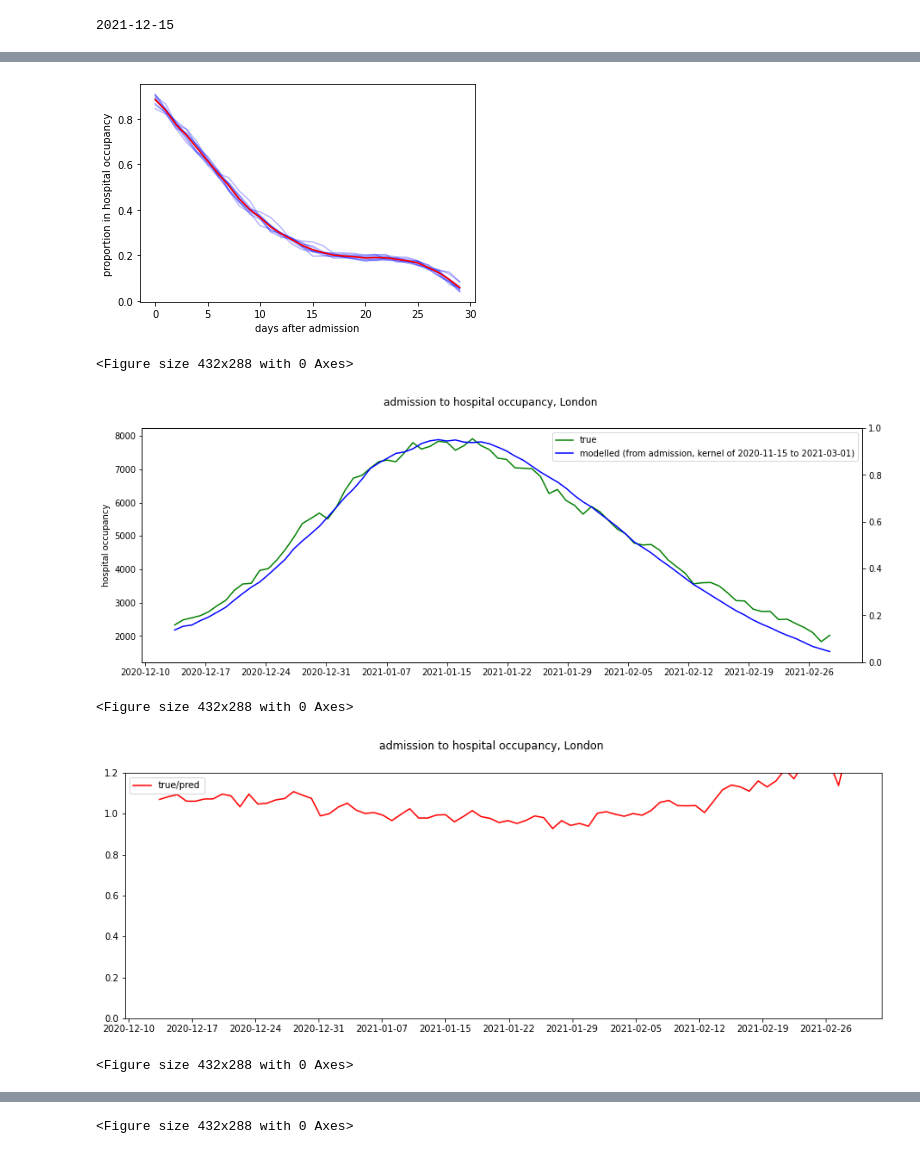
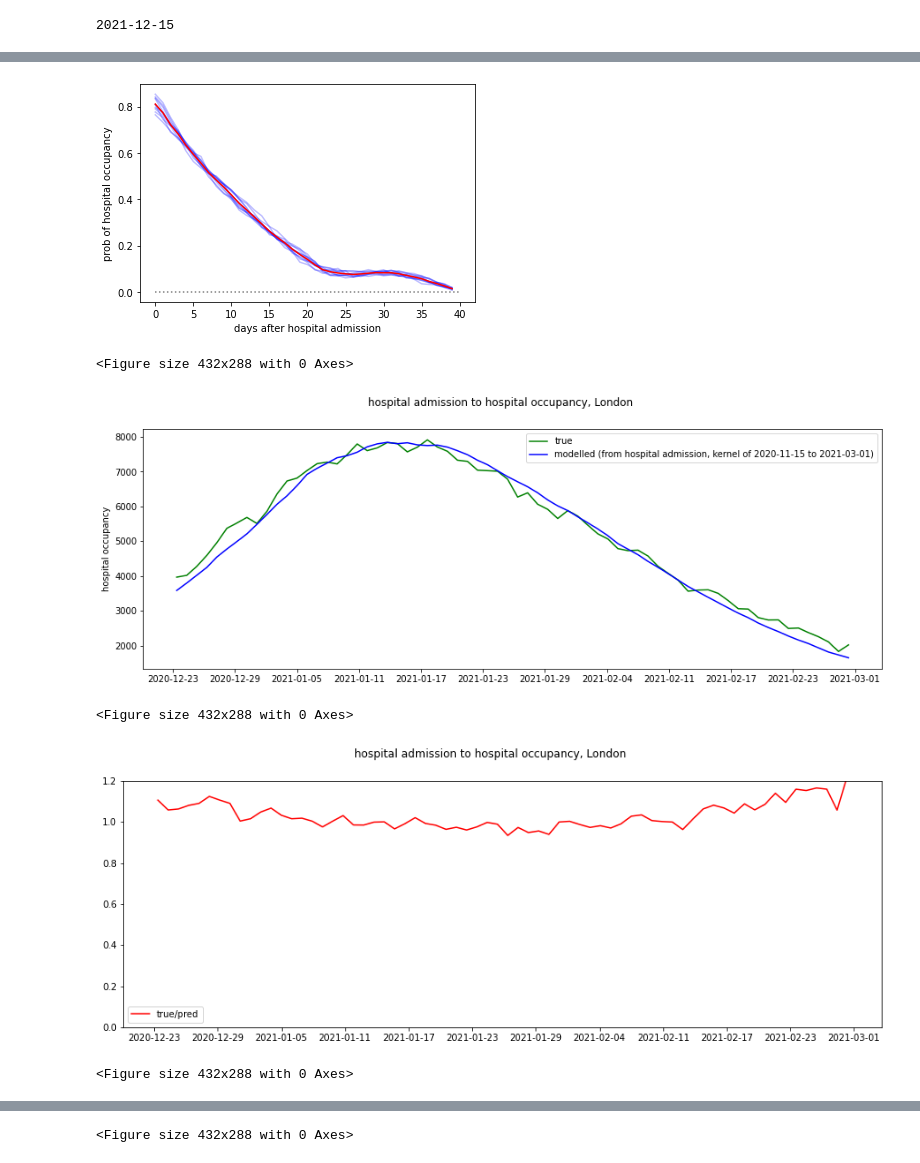
Before and after one commit to nicfreeman1209/covid-19, a Jupyter notebook: conv-estimator/conv_estimator_cumul.ipynb, the cells around one changed output, grey strips where cells are left out. Drawn from its saved outputs; the diff is of its cells as text; code cells hidden in the pictures.

```diff
--- a/conv-estimator/conv_estimator_cumul.ipynb
+++ b/conv-estimator/conv_estimator_cumul.ipynb
@@ -49,7 +49,7 @@ print(top_date)
 2021-12-15
 # %%
 # download api data for regions
-req = "https://api.coronavirus.data.gov.uk/v2/data?areaType=nhsRegion&metric=newAdmissions&metric=hospitalCases&format=json"
+req = "https://api.coronavirus.data.gov.uk/v2/data?areaType=nhsRegion&metric=newAdmissions&metric=hospitalCases&metric=covidOccupiedMVBeds&format=json&format=json"
 response = get(req, timeout=10)
 if response.status_code >= 400:
     raise RuntimeError(f'Request failed: { response.text }')
@@ -80,6 +80,6 @@ geographical_context = ""
 
 train_start_date = "2020-11-15"
 train_end_date = "2021-03-01"
-test_start_date = "2021-04-01"
+test_start_date = "2021-05-01"
 test_end_date = top_date
 # %%
@@ -104,7 +99,7 @@ in_event = "admission"
 out_event = "hospital occupancy"
 geographical_context = "England"
 # %%
-# set: regional +ve tests -> hosp admissions
+# set: regional hosp admissions -> hosp occupancy
 region = "London"
 df = df_regions_nhs[df_regions_nhs.areaName==region]
 train_df = df[(df.dateTime >= train_start_date) & (df.dateTime <= train_end_date)]
@@ -116,11 +111,6 @@ test_out_stream = np.array(test_df.hospitalCases.to_list(), dtype=float)
 dates_train = sorted(list(set(train_df.dateTime.to_list())))
 dates_test = sorted(list(set(test_df.dateTime.to_list())))
 
-#train_in_stream = N_avg(train_in_stream)
-#train_out_stream = N_avg(train_out_stream)
-#test_in_stream = N_avg(test_in_stream)
-#test_out_stream = N_avg(test_out_stream)
-
-in_event = "admission"
+in_event = "hospital admission"
 out_event = "hospital occupancy"
 geographical_context = region
@@ -157,14 +152,14 @@ def g(xs, in_stream=train_in_stream, out_stream=train_out_stream):
         ret[i] = np.sum(np.abs(pred_out_stream - target_out_stream)) / len(pred_out_stream)
     return ret
 # %%
-n_dim = 30
+n_dim = 40
 n_particles = 2000
 
 x_max = 0.1*np.ones(n_dim)
 x_min = -0.01*np.ones(n_dim)
 options = {'c1': 0.5, 'c2': 0.1, 'w': 0.65}
 bounds = (x_min, x_max)
-init_pos = None#np.array([np.zeros(n_dim) for i in range(n_particles)])
+init_pos = None #np.array([np.zeros(n_dim) for i in range(n_particles)])
 
 _minimizers = []
 
@@ -200,49 +195,51 @@ for y in minimizers:
 avg_minimizer = []
 for i in range(len(minimizers[0])):
     avg_minimizer.append(np.mean(minimizers[:,i]))
+avg_minimizer = np.array(avg_minimizer)
 plt.plot(z, cumsumflip(avg_minimizer), color="red", alpha=1)
 plt.xlabel("days after %s" % in_event)
-plt.ylabel("proportion in %s" % out_event)
+plt.ylabel("prob of %s" % out_event)
+plt.hlines(0, 0,len(z), ls="dotted", alpha=0.5, color="black")
 plt.savefig("%s__%s__kernel.png" % (in_event, out_event), bbox_inches='tight', facecolor='white', transparent=False)
 plt.show()
 
-# show fit to training
+# show fit to training & testing
 def make_graph(dates, kernel, in_stream, out_stream, test_train):
     plt.clf()
     assert(len(in_stream)==len(out_stream))
     assert(len(kernel)<=len(in_stream))
     true, pred = _g(avg_minimizer, in_stream, out_stream)
     x = dates[-len(true):]
     fig, ax1 = plt.subplots(1,1, figsize=(15,5))
-    ax2 = ax1.twinx()
     ax1.plot(x, true, color="green", label="true")
     ax1.plot(x, pred, color="blue", label="modelled (from %s, kernel of %s to %s)" % (in_event, train_start_date, train_end_date))
     ax1.set_ylabel("%s" % out_event)
     ax1.legend()
     ax = plt.gca()
     n_marks = 11
     ax.xaxis.set_major_locator(ticker.MultipleLocator(len(x)/n_marks))
     fig.suptitle("%s to %s, %s" % (in_event, out_event, geographical_context))
     plt.savefig("%s__%s__%s__%s.png" % (in_event, out_event, test_train, geographical_context), bbox_inches='tight', facecolor='white', transparent=False)
     plt.show()
 
     plt.clf()
     fig, ax1 = plt.subplots(1,1, figsize=(15,5))
     plt.plot(x, true/pred, color="red", label="true/pred")
+    plt.hlines((true/pred)[-1], x[0], x[-1], ls="dotted", alpha=0.5, color="black")
     plt.ylim(0,1.2)
     plt.legend()
     ax = plt.gca()
     ax.xaxis.set_major_locator(ticker.MultipleLocator(len(x)/n_marks))
     fig.suptitle("%s to %s, %s" % (in_event, out_event, geographical_context))
     plt.savefig("%s__%s__%s__%s__ratio.png" % (in_event, out_event, test_train, geographical_context), bbox_inches='tight', facecolor='white', transparent=False)
     plt.show()
 
 make_graph(dates_train, avg_minimizer, train_in_stream, train_out_stream, "train")
 make_graph(dates_test, avg_minimizer, test_in_stream, test_out_stream, "test")
 # %% [output]
-[figure, old version]
+[figure, new version]
 <Figure size 432x288 with 0 Axes>
-[figure, old version]
+[figure, new version]
 <Figure size 432x288 with 0 Axes>
-[figure, old version]
+[figure, new version]
 <Figure size 432x288 with 0 Axes>
```
Also changed, not shown: parts of 7 cells of this notebook, 3 other files.
